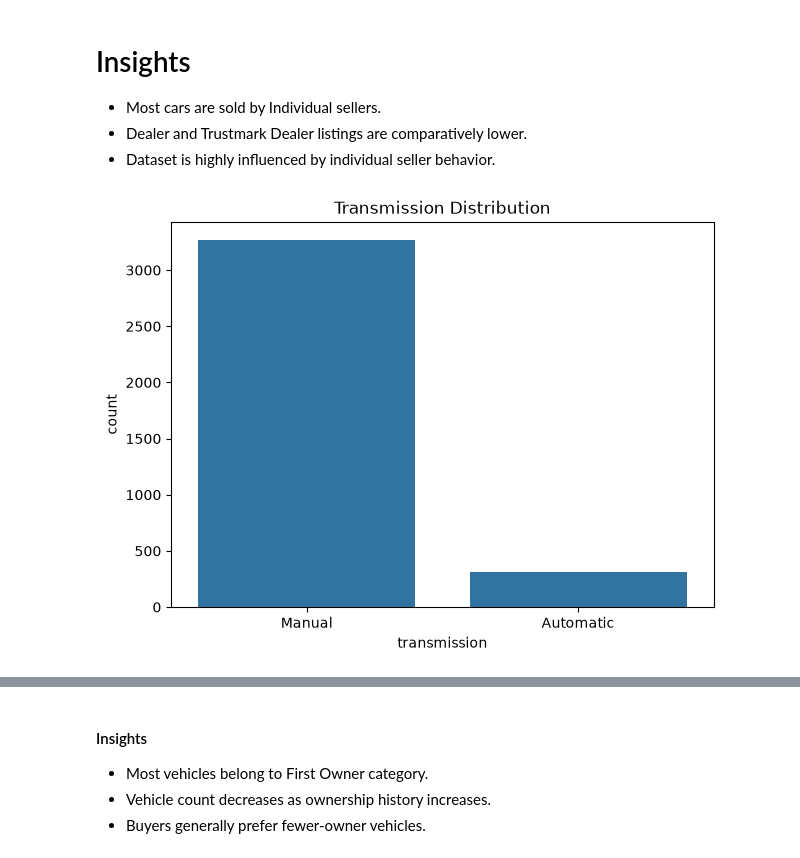
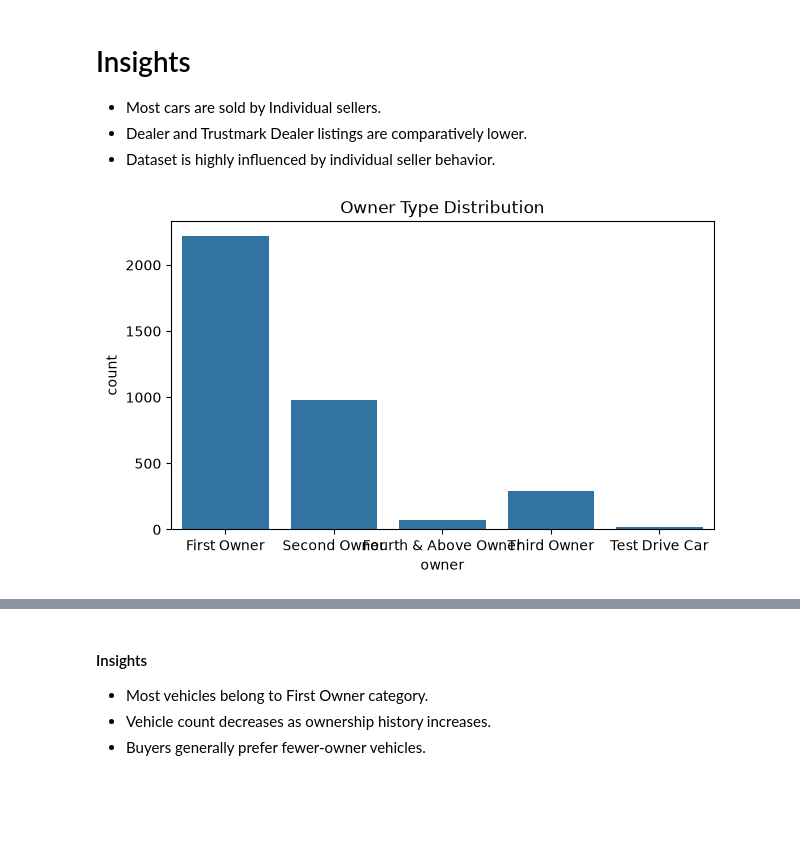
Before and after one commit to DivyeshChavda77/Car_Price_Predictor, a Jupyter notebook: notebook/EDA_Car_Price_Prediction.ipynb, the cells around one changed output, grey strips where cells are left out. Drawn from its saved outputs; the diff is of its cells as text; code cells hidden in the pictures; blank space fills up the shorter version.

```diff
--- a/notebook/EDA_Car_Price_Prediction.ipynb
+++ b/notebook/EDA_Car_Price_Prediction.ipynb
@@ -217,12 +256,12 @@ plt.show()
 - Dealer and Trustmark Dealer listings are comparatively lower.
 - Dataset is highly influenced by individual seller behavior.
 # %%
-# Transmission Analysis
-plt.figure(figsize=(7,5))
+# Owner Analysis
+plt.figure(figsize=(7,4))
 
-sns.countplot(x='transmission', data=df)
+sns.countplot(x='owner', data=df)
 
-plt.title("Transmission Distribution")
+plt.title("Owner Type Distribution")
 plt.show()
 # %% [output]
-[figure, old version]
+[figure, new version]
```
Also changed, not shown: parts of 21 cells of this notebook, 7 other files.
